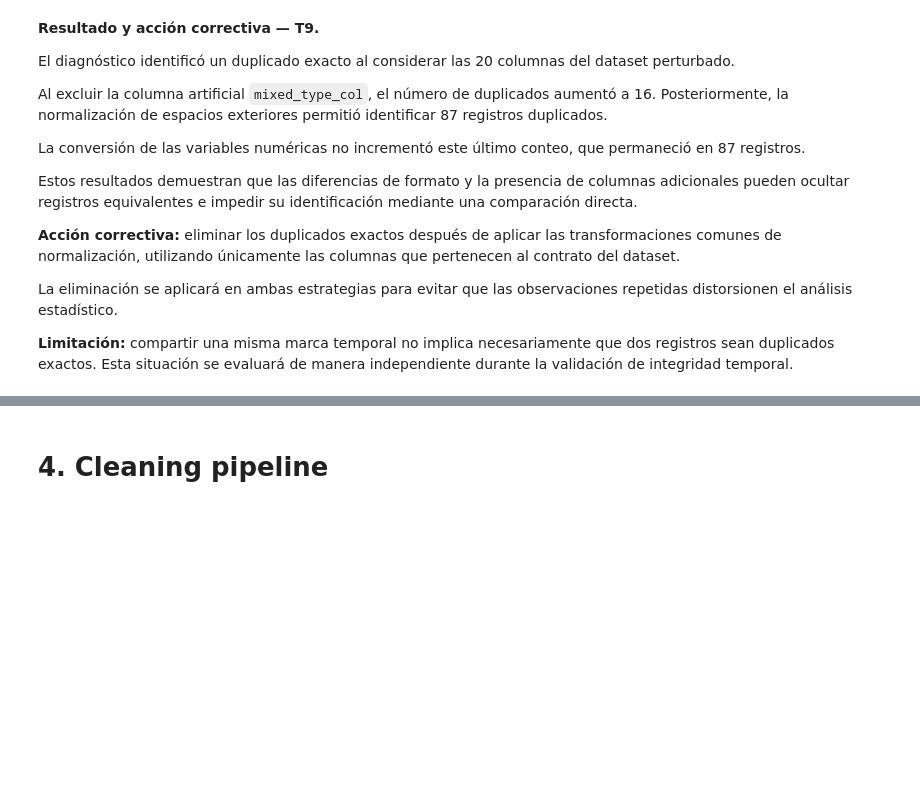
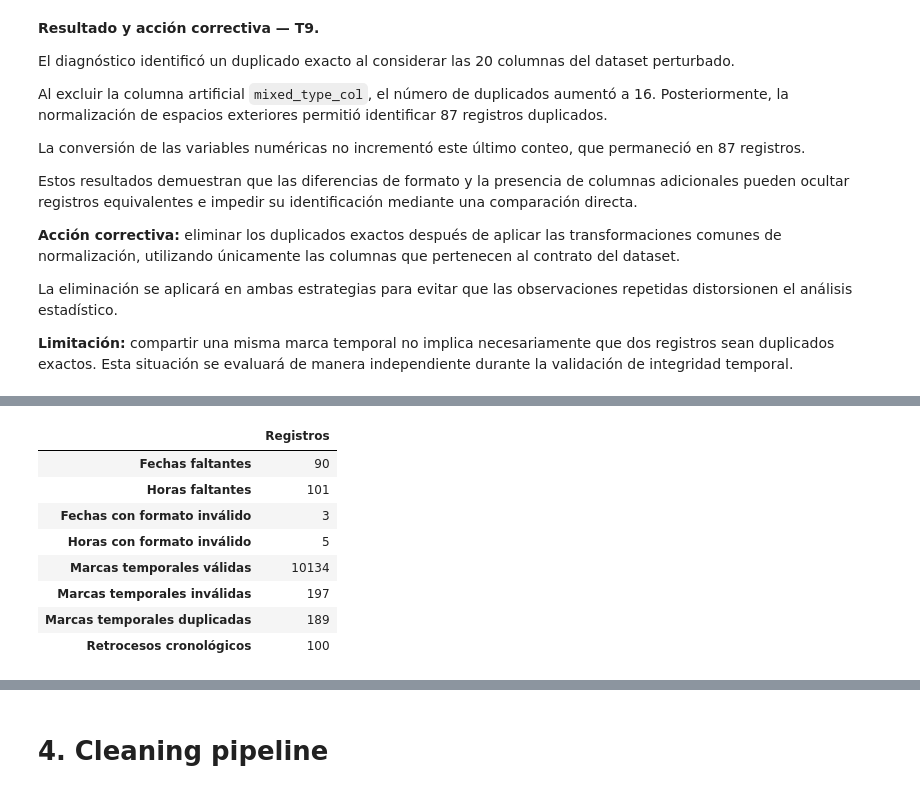
Before and after one commit to dacosgaya/-Tecnologico-de-Monterrey-MNA-Computo-en-la-nube, a Jupyter notebook: A03_A01370354.ipynb, the cells around one changed output, grey strips where cells are left out. Cells and saved outputs as stored; diff of their text form; code cells hidden in the pictures; blank space fills up the shorter version.

```diff
--- a/A03_A01370354.ipynb
+++ b/A03_A01370354.ipynb
@@ -1475,0 +1495,79 @@ La eliminación se aplicará en ambas estrategias para evitar que las observacio
+# %%
+
+# T10: Diagnóstico de integridad temporal
+
+# Normalizar los valores sin modificar raw_df
+date_values = raw_df[DATE_COLUMN].str.strip()
+time_values = raw_df[TIME_COLUMN].str.strip()
+
+# Identificar valores faltantes
+missing_dates = date_values.eq("")
+missing_times = time_values.eq("")
+
+# Convertir fechas y horas de manera independiente
+parsed_dates = pd.to_datetime(
+    date_values,
+    format="%Y/%m/%d",
+    errors="coerce"
+)
+
+parsed_times = pd.to_datetime(
+    time_values,
+    format="%H:%M:%S",
+    errors="coerce"
+)
+
+# Identificar formatos inválidos, excluyendo celdas vacías
+invalid_dates = ~missing_dates & parsed_dates.isna()
+invalid_times = ~missing_times & parsed_times.isna()
+
+# Construir marcas temporales completas
+timestamps = pd.to_datetime(
+    date_values + " " + time_values,
+    format="%Y/%m/%d %H:%M:%S",
+    errors="coerce"
+)
+
+valid_timestamps = timestamps.notna()
+
+# Identificar marcas temporales repetidas
+duplicate_timestamps = (
+    timestamps[valid_timestamps]
+    .duplicated()
+    .sum()
+)
+
+# Detectar retrocesos cronológicos en el orden original
+time_differences = timestamps.diff()
+
+chronological_reversals = (
+    time_differences < pd.Timedelta(0)
+).sum()
+
+# Resumen del diagnóstico
+temporal_test = pd.Series({
+    "Fechas faltantes": int(missing_dates.sum()),
+    "Horas faltantes": int(missing_times.sum()),
+    "Fechas con formato inválido": int(invalid_dates.sum()),
+    "Horas con formato inválido": int(invalid_times.sum()),
+    "Marcas temporales válidas": int(valid_timestamps.sum()),
+    "Marcas temporales inválidas": int((~valid_timestamps).sum()),
+    "Marcas temporales duplicadas": int(duplicate_timestamps),
+    "Retrocesos cronológicos": int(chronological_reversals)
+})
+
+print("Diagnóstico de integridad temporal:")
+display(temporal_test.to_frame("Registros"))
+
+print("\nIntervalos entre mediciones consecutivas:")
+
+valid_intervals = time_differences[
+    time_differences >= pd.Timedelta(0)
+].dropna()
+
+display(
+    valid_intervals.dt.total_seconds()
+    .describe()
+    .to_frame("Segundos")
+)
+# %% [output]
@@ -1475,0 +1575,9 @@ La eliminación se aplicará en ambas estrategias para evitar que las observacio
+|  | Registros |
+| Fechas faltantes | 90 |
+| Horas faltantes | 101 |
+| Fechas con formato inválido | 3 |
+| Horas con formato inválido | 5 |
+| Marcas temporales válidas | 10134 |
+| Marcas temporales inválidas | 197 |
+| Marcas temporales duplicadas | 189 |
+| Retrocesos cronológicos | 100 |
```
Also changed, not shown: parts of 3 cells of this notebook.
